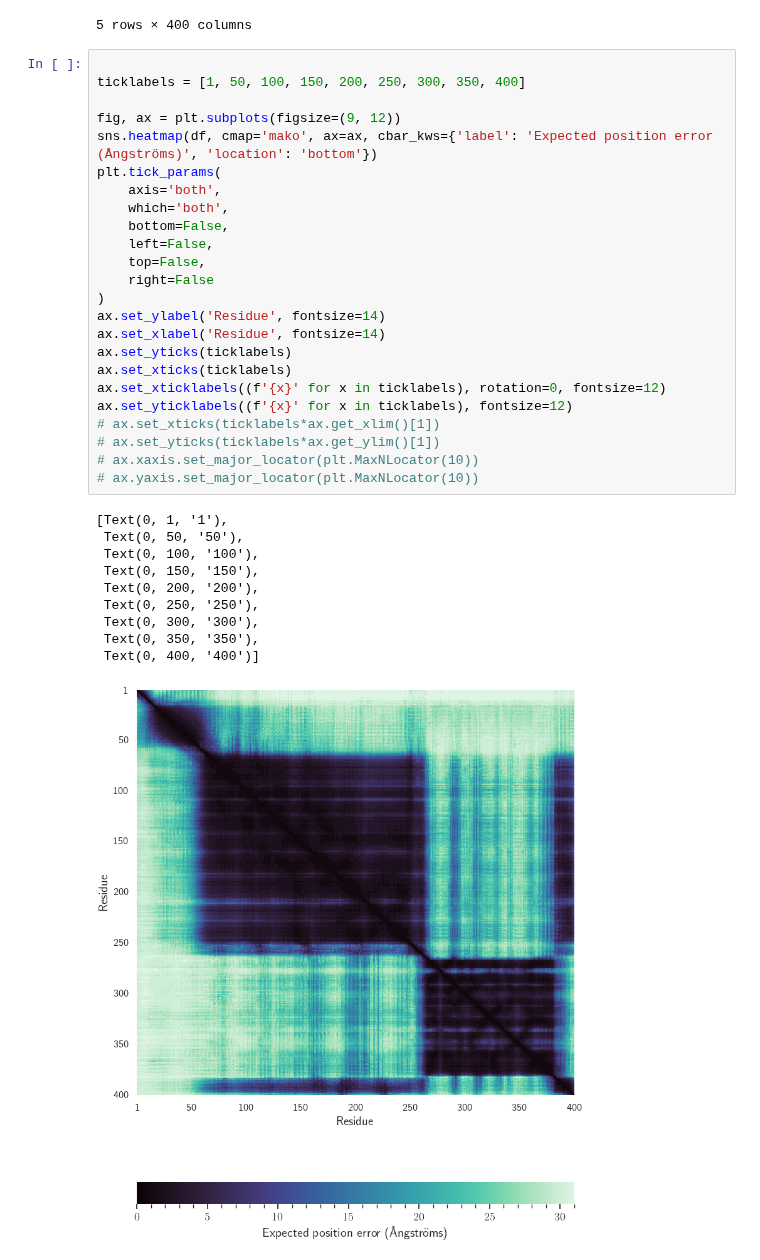
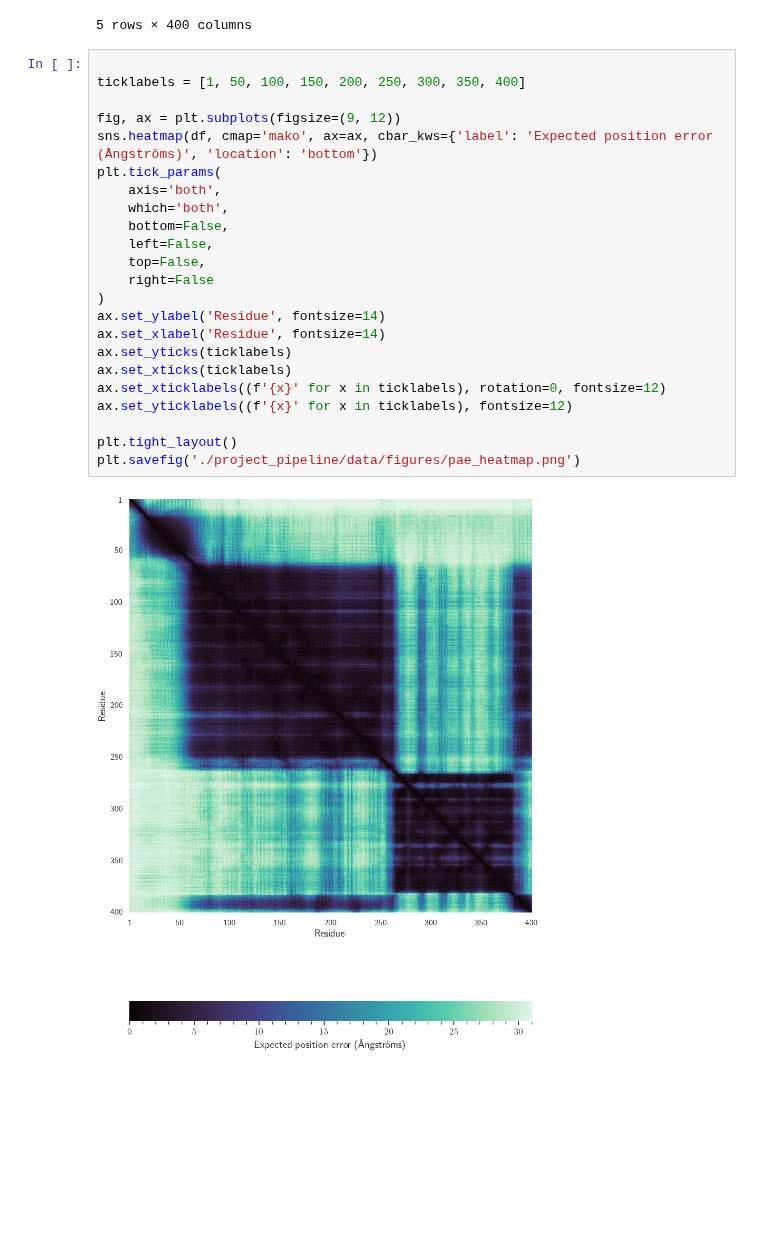
Before and after one commit to jpigles/alphafold-rmsd, a Jupyter notebook: pae.ipynb, the cells around one changed output. Saved outputs shown, nothing was run; the diff lists cells and outputs as text; blank space fills up the shorter version.

Commit message:
Added pae heatmap and figure legend

```diff
--- a/pae.ipynb
+++ b/pae.ipynb
@@ -283,35 +283,25 @@ df.head()
 # %%
 
 ticklabels = [1, 50, 100, 150, 200, 250, 300, 350, 400]
 
 fig, ax = plt.subplots(figsize=(9, 12))
 sns.heatmap(df, cmap='mako', ax=ax, cbar_kws={'label': 'Expected position error (Ångströms)', 'location': 'bottom'})
 plt.tick_params(
     axis='both',
     which='both',
     bottom=False,
     left=False,
     top=False,
     right=False
 )
 ax.set_ylabel('Residue', fontsize=14)
 ax.set_xlabel('Residue', fontsize=14)
 ax.set_yticks(ticklabels)
 ax.set_xticks(ticklabels)
 ax.set_xticklabels((f'{x}' for x in ticklabels), rotation=0, fontsize=12)
 ax.set_yticklabels((f'{x}' for x in ticklabels), fontsize=12)
-# ax.set_xticks(ticklabels*ax.get_xlim()[1])
-# ax.set_yticks(ticklabels*ax.get_ylim()[1])
-# ax.xaxis.set_major_locator(plt.MaxNLocator(10))
-# ax.yaxis.set_major_locator(plt.MaxNLocator(10))
+
+plt.tight_layout()
+plt.savefig('./project_pipeline/data/figures/pae_heatmap.png')
 # %% [output]
-[Text(0, 1, '1'),
- Text(0, 50, '50'),
- Text(0, 100, '100'),
- Text(0, 150, '150'),
- Text(0, 200, '200'),
- Text(0, 250, '250'),
- Text(0, 300, '300'),
- Text(0, 350, '350'),
- Text(0, 400, '400')]
-[figure, old version]
+[figure, new version]
```
Also changed, not shown: 3 other files.
